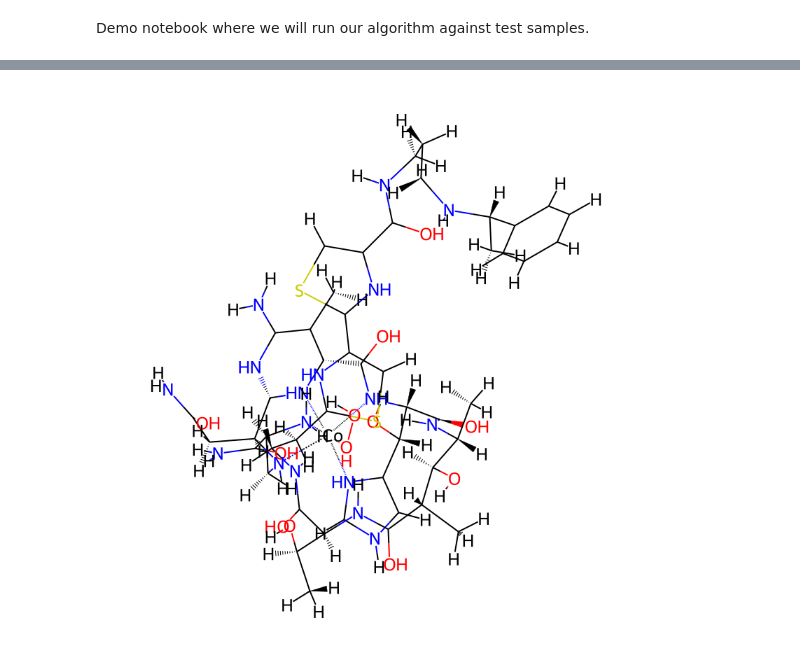
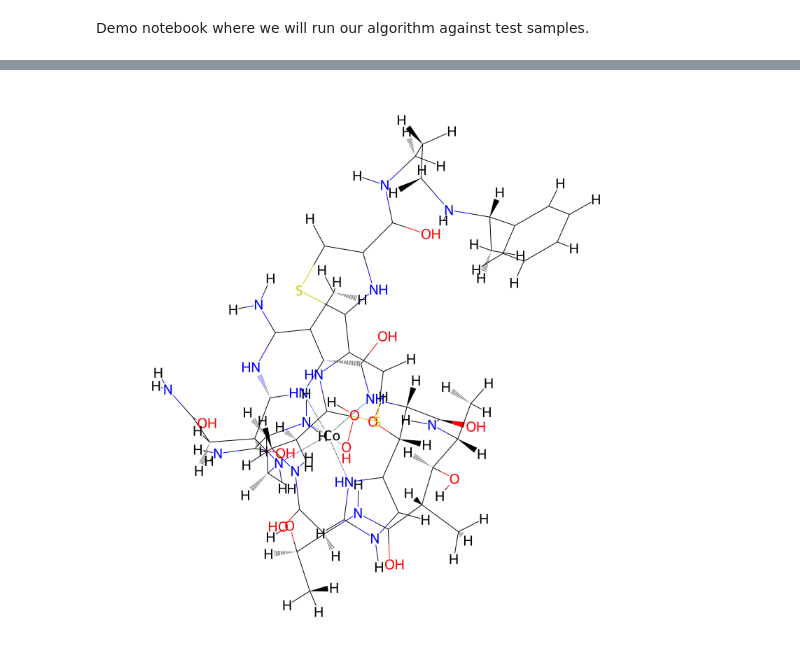
Before and after one commit to M-Garrigues/Quantum-Docking, a Jupyter notebook: notebooks/demo.ipynb, the cells around one changed output, grey strips where cells are left out. Drawn from its saved outputs; the diff is of its cells as text; code cells hidden in the pictures.

```diff
--- a/notebooks/demo.ipynb
+++ b/notebooks/demo.ipynb
@@ -24,5 +26,6 @@ ImportError: cannot import name 'HashTrieMap' from 'rpds' (/Users/mathieug/minif
 # %%
-mol = Chem.MolFromPDBFile("../data/receptors/1AO2.pdb", sanitize=True, removeHs=False)
-rdkit.Chem.Draw.MolToImage(mol, size=(800, 800), kekulize=True, wedgeBonds=True, fitImage=True)
+mol = Chem.MolFromPDBFile("../data/receptors/1AO2.pdb", sanitize=False, removeHs=False)
+
+rdkit.Chem.Draw.MolToImage(mol, size=(1600, 1600), kekulize=True, wedgeBonds=True, fitImage=True)
 # %% [output]
-[figure, old version]
+[figure, new version]
```
Also changed, not shown: parts of 10 cells of this notebook, 5 other files.
